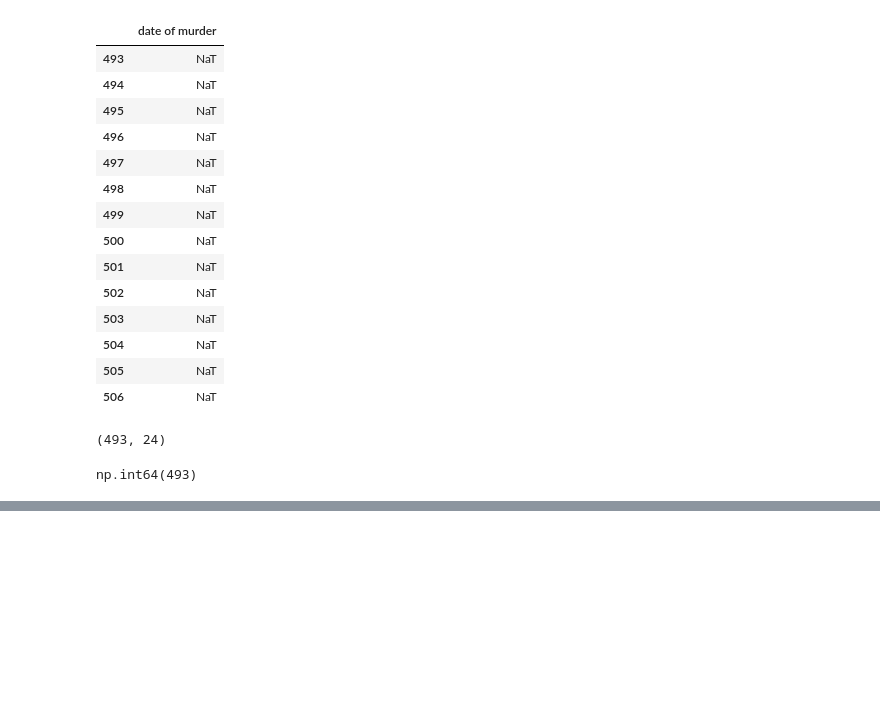
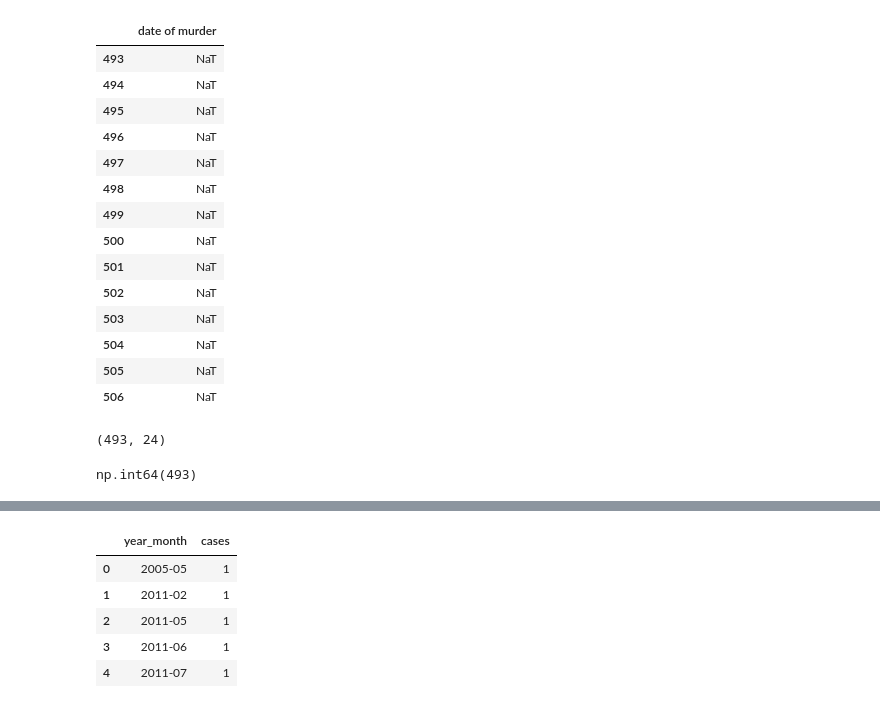
Before and after one commit to TonnieD/Femicide-Analysis-and-Forecasting, a Jupyter notebook: Notebooks/data_cleaning.ipynb, the cells around one changed output, grey strips where cells are left out. Cells and saved outputs as stored; diff of their text form; code cells hidden in the pictures; blank space fills up the shorter version.

```diff
--- a/Notebooks/data_cleaning.ipynb
+++ b/Notebooks/data_cleaning.ipynb
@@ -467,0 +481,13 @@ np.int64(493)
+# %%
+# aggrigate to national monthly cases
+monthly_cases = df.groupby('year_month').size().reset_index(name='cases')
+
+#confirm the results
+monthly_cases.head()
+# %% [output]
+|  | year_month | cases |
+| 0 | 2005-05 | 1 |
+| 1 | 2011-02 | 1 |
+| 2 | 2011-05 | 1 |
+| 3 | 2011-06 | 1 |
+| 4 | 2011-07 | 1 |
```
Also changed, not shown: parts of 6 cells of this notebook.
